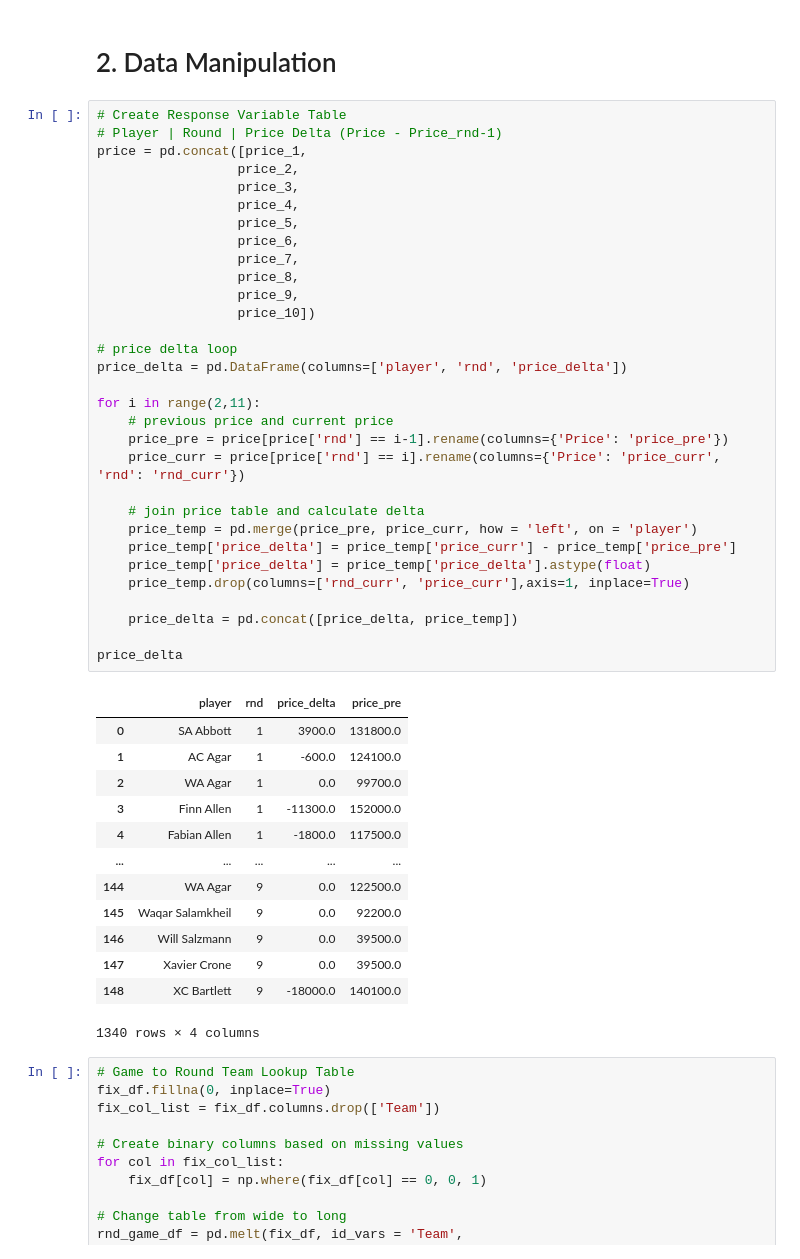
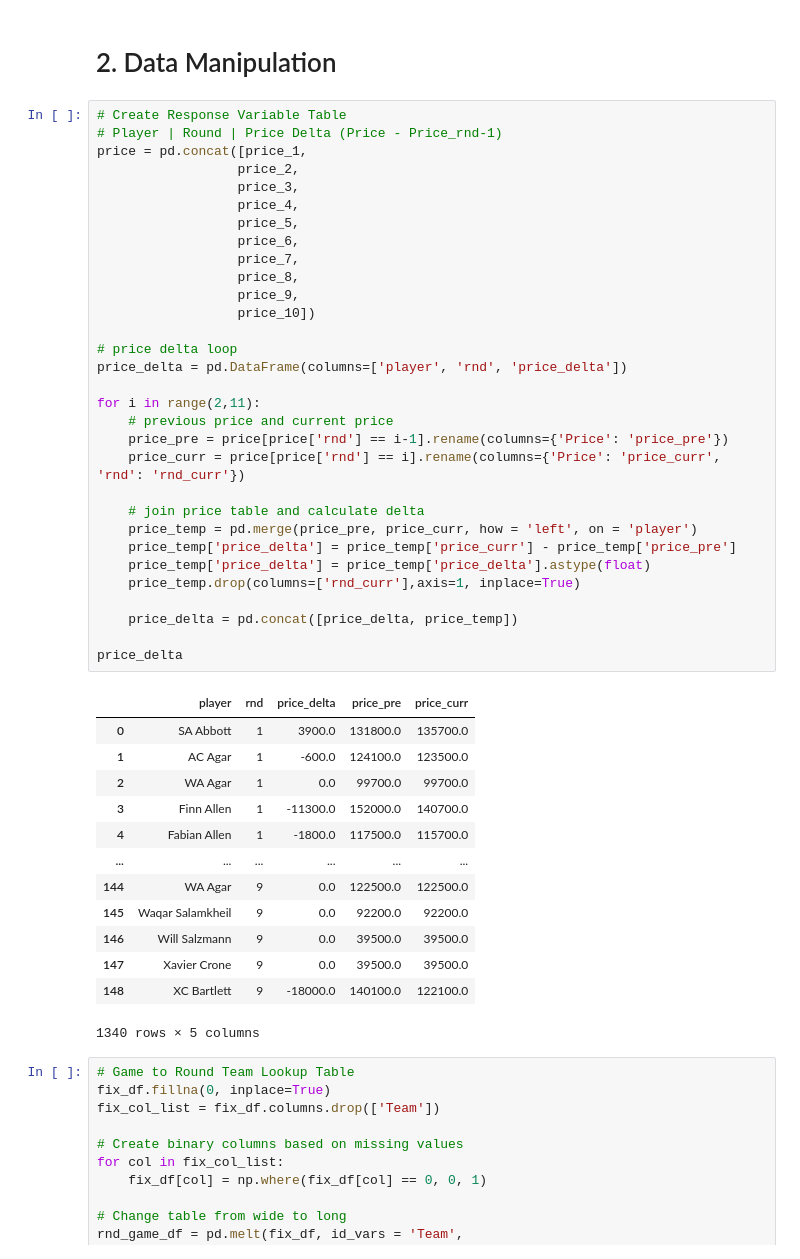
Before and after one commit to Dilan-De-Silva/Big-Bash-Fantasy-AI-v2, a Jupyter notebook: python_script/pricing-model-build.ipynb, the cells around one changed output. Cells and saved outputs as stored; diff of their text form.

```diff
--- a/python_script/pricing-model-build.ipynb
+++ b/python_script/pricing-model-build.ipynb
@@ -104,47 +104,47 @@ fix_df = pd.read_csv(os.path.join(directory,'data/prev_season_data/add_data_crea
 # Create Response Variable Table
 # Player | Round | Price Delta (Price - Price_rnd-1)
 price = pd.concat([price_1,
                   price_2,
                   price_3,
                   price_4,
                   price_5,
                   price_6,
                   price_7,
                   price_8,
                   price_9,
                   price_10])
 
 # price delta loop
 price_delta = pd.DataFrame(columns=['player', 'rnd', 'price_delta'])
 
 for i in range(2,11):
     # previous price and current price
     price_pre = price[price['rnd'] == i-1].rename(columns={'Price': 'price_pre'})
     price_curr = price[price['rnd'] == i].rename(columns={'Price': 'price_curr', 'rnd': 'rnd_curr'})
 
     # join price table and calculate delta
     price_temp = pd.merge(price_pre, price_curr, how = 'left', on = 'player')
     price_temp['price_delta'] = price_temp['price_curr'] - price_temp['price_pre']
     price_temp['price_delta'] = price_temp['price_delta'].astype(float)
-    price_temp.drop(columns=['rnd_curr', 'price_curr'],axis=1, inplace=True)
+    price_temp.drop(columns=['rnd_curr'],axis=1, inplace=True)
 
     price_delta = pd.concat([price_delta, price_temp])
 
 price_delta
 # %% [output]
-|  | player | rnd | price_delta | price_pre |
-| 0 | SA Abbott | 1 | 3900.0 | 131800.0 |
-| 1 | AC Agar | 1 | -600.0 | 124100.0 |
-| 2 | WA Agar | 1 | 0.0 | 99700.0 |
-| 3 | Finn Allen | 1 | -11300.0 | 152000.0 |
-| 4 | Fabian Allen | 1 | -1800.0 | 117500.0 |
-| ... | ... | ... | ... | ... |
-| 144 | WA Agar | 9 | 0.0 | 122500.0 |
-| 145 | Waqar Salamkheil | 9 | 0.0 | 92200.0 |
-| 146 | Will Salzmann | 9 | 0.0 | 39500.0 |
-| 147 | Xavier Crone | 9 | 0.0 | 39500.0 |
-| 148 | XC Bartlett | 9 | -18000.0 | 140100.0 |
+|  | player | rnd | price_delta | price_pre | price_curr |
+| 0 | SA Abbott | 1 | 3900.0 | 131800.0 | 135700.0 |
+| 1 | AC Agar | 1 | -600.0 | 124100.0 | 123500.0 |
+| 2 | WA Agar | 1 | 0.0 | 99700.0 | 99700.0 |
+| 3 | Finn Allen | 1 | -11300.0 | 152000.0 | 140700.0 |
+| 4 | Fabian Allen | 1 | -1800.0 | 117500.0 | 115700.0 |
+| ... | ... | ... | ... | ... | ... |
+| 144 | WA Agar | 9 | 0.0 | 122500.0 | 122500.0 |
+| 145 | Waqar Salamkheil | 9 | 0.0 | 92200.0 | 92200.0 |
+| 146 | Will Salzmann | 9 | 0.0 | 39500.0 | 39500.0 |
+| 147 | Xavier Crone | 9 | 0.0 | 39500.0 | 39500.0 |
+| 148 | XC Bartlett | 9 | -18000.0 | 140100.0 | 122100.0 |
-1340 rows × 4 columns
+1340 rows × 5 columns
 # %%
 # Game to Round Team Lookup Table
 fix_df.fillna(0, inplace=True)
```
Also changed, not shown: parts of 14 cells of this notebook.
